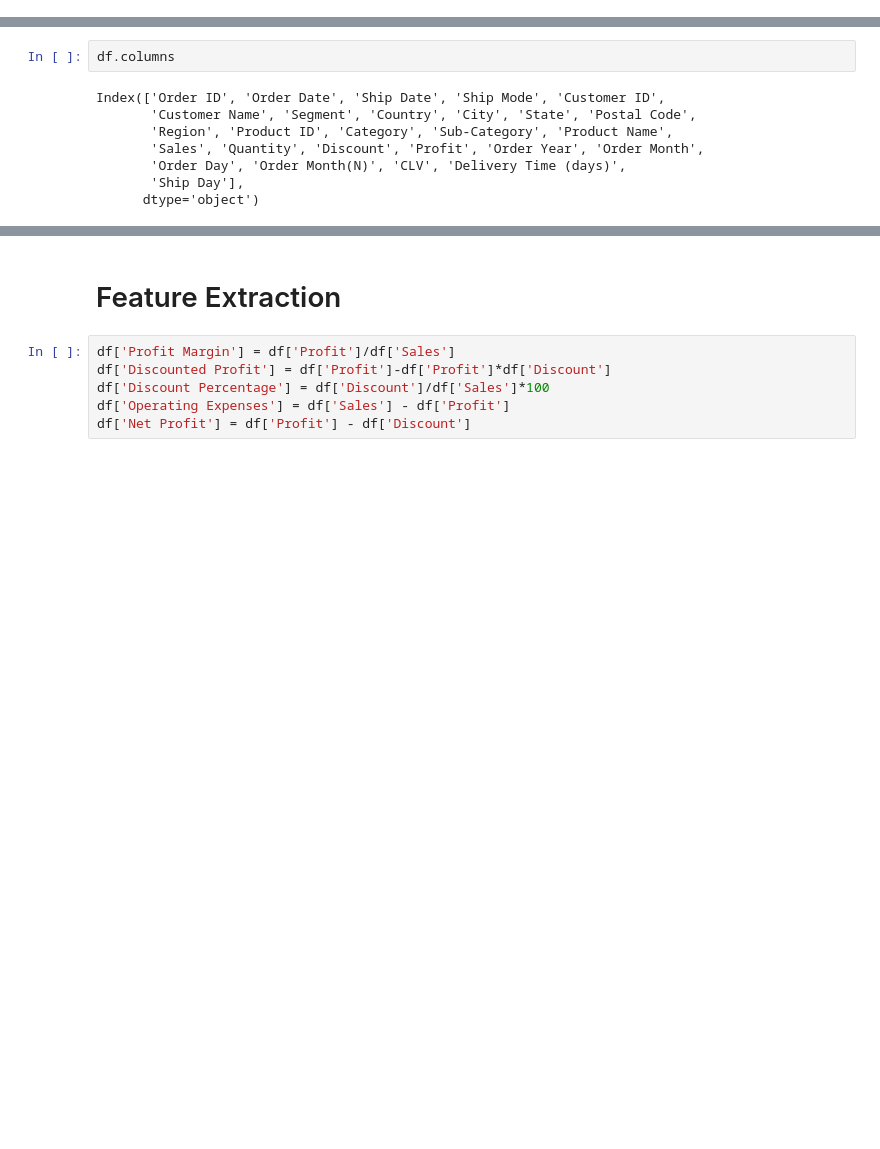
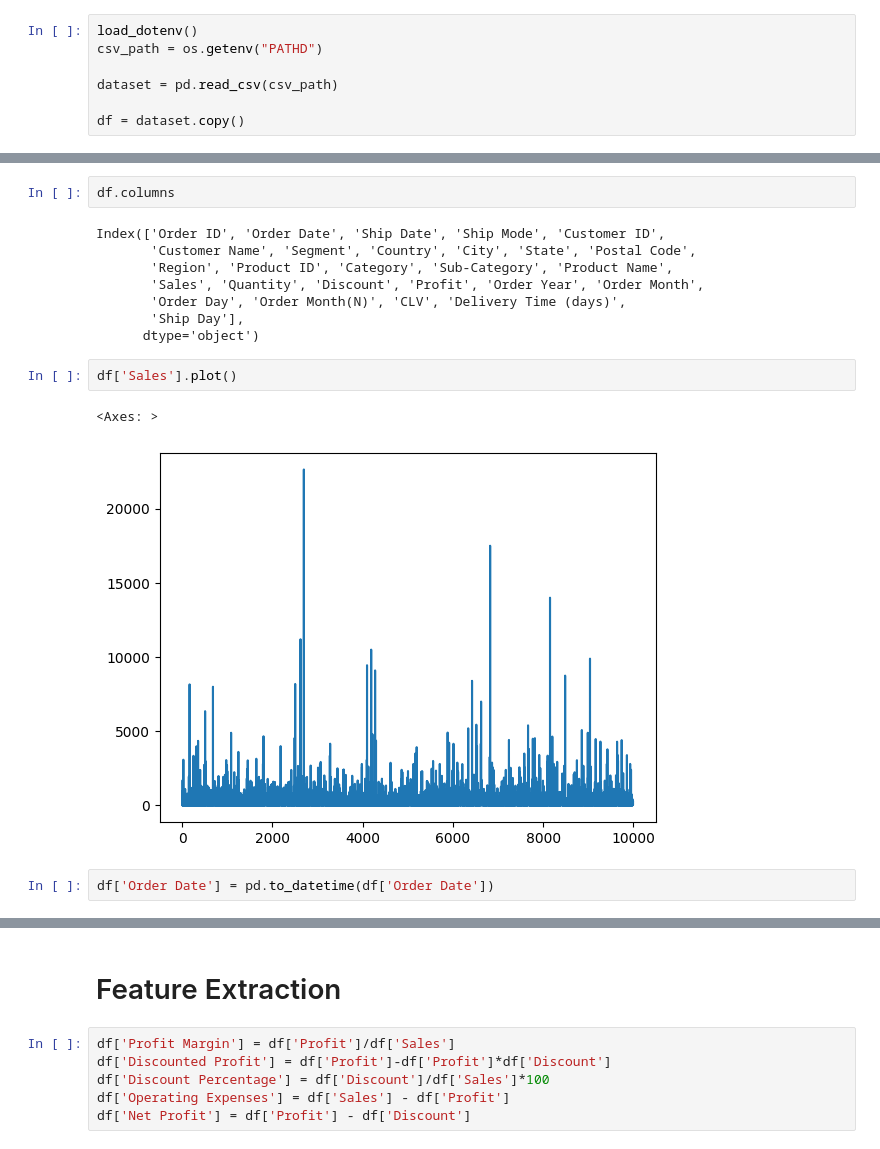
Before and after one commit to zakianazzum/superstore_sales_analysis, a Jupyter notebook: Forecast_w_LMRegression.ipynb, the cells around one changed output, grey strips where cells are left out. Cells and saved outputs as stored; diff of their text form; blank space fills up the shorter version.

```diff
--- a/Forecast_w_LMRegression.ipynb
+++ b/Forecast_w_LMRegression.ipynb
@@ -8,3 +8,10 @@ df = pd.read_csv('/superstore_sales_analysis/cleaned_sales_data.csv')
+# %%
+load_dotenv()
+csv_path = os.getenv("PATHD")
+
+dataset = pd.read_csv(csv_path)
+
+df = dataset.copy()
 # %%
 df.head()
 # %% [output]
@@ -45,3 +52,10 @@ Index(['Order ID', 'Order Date', 'Ship Date', 'Ship Mode', 'Customer ID',
        'Order Day', 'Order Month(N)', 'CLV', 'Delivery Time (days)',
        'Ship Day'],
       dtype='object')
+# %%
+df['Sales'].plot()
+# %% [output]
+<Axes: >
+[figure, added]
+# %%
+df['Order Date'] = pd.to_datetime(df['Order Date'])
```
Also changed, not shown: parts of 24 cells of this notebook, 5 other files.
